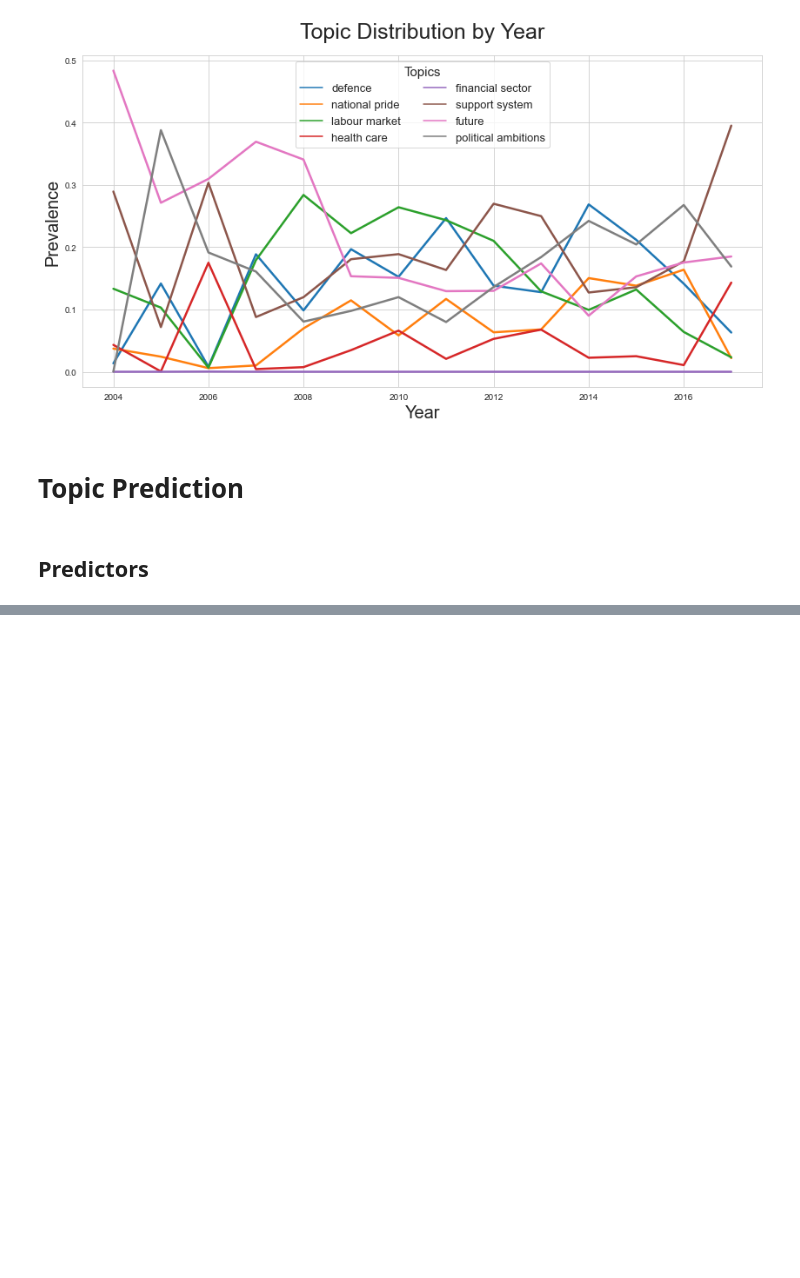
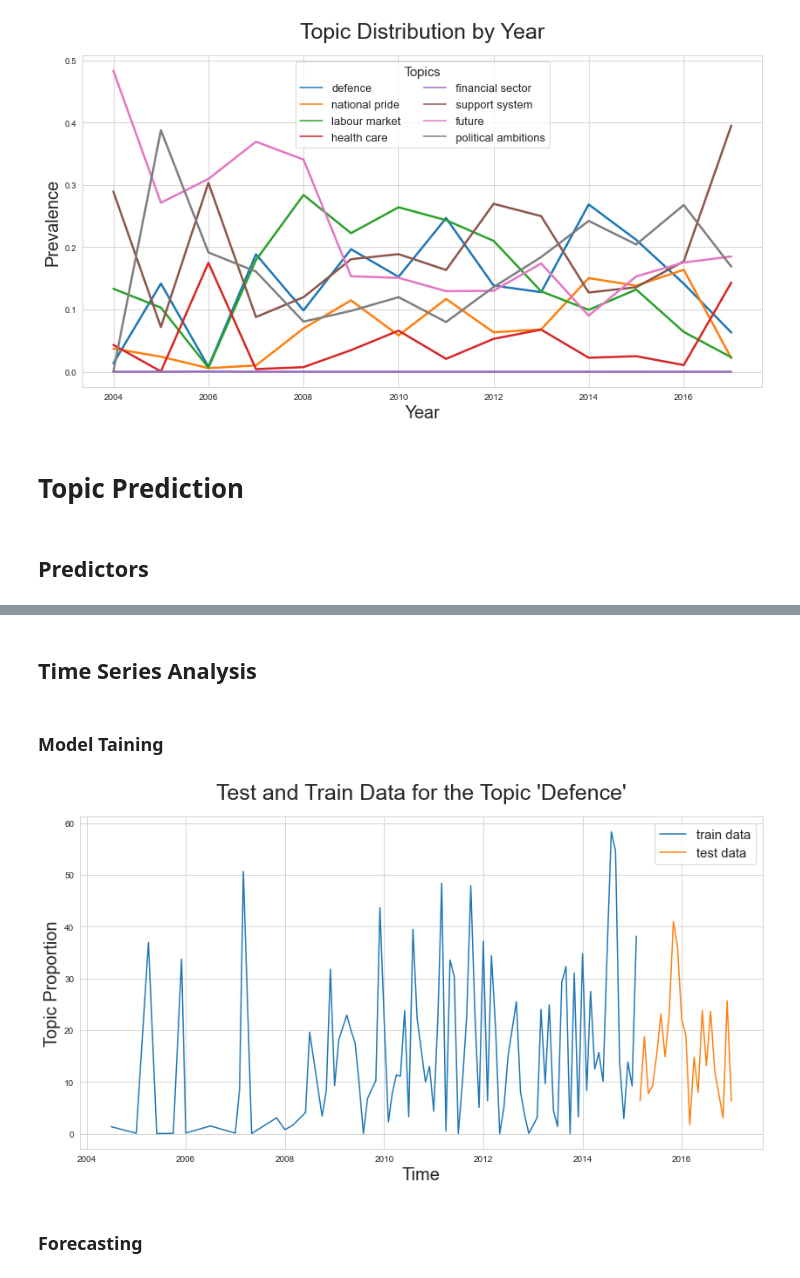
Before and after one commit to emmaschw/mda_assignment_obama, a Jupyter notebook: obama_speeches.ipynb, the cells around one changed output, grey strips where cells are left out. Cells and saved outputs as stored; diff of their text form; code cells hidden in the pictures; blank space fills up the shorter version.

Commit message:
1) swapped order of code chunks 2 and 3, 2) fixed error related to pdf file download (notebook now skips this step when data are already available locally), 3) added time series analysis

```diff
--- a/obama_speeches.ipynb
+++ b/obama_speeches.ipynb
@@ -459,0 +493,7 @@ plt.show()
+# %%
+# import monthly unemployment data
+unemployment = pd.read_excel("other_data/unemployment_rate.xls", skiprows=10)
+unemployment = unemployment.rename(columns={'UNRATE': 'unemployment', 'observation_date': 'month_year'})
+unemployment = unemployment[(unemployment['month_year'] >= '2004-07-01') & (unemployment
+                                                                    ['month_year'] <= '2017-01-01')]
+unemployment['month_year'] = unemployment['month_year'].dt.strftime('%Y-%m-%d')
@@ -459,0 +529,12 @@ plt.show()
+# %%
+# merge data frames
+data_frames = [topic_distributions_monthly, gdp, unemployment, oil, stocks]
+time_series_df = reduce(lambda left, right: pd.merge(left, right, on = ['month_year'],
+                                            how = 'inner'), data_frames)
+
+# replace index with dates
+time_series_df.index = pd.DatetimeIndex(time_series_df.month_year)
+time_series_df.sort_index(inplace = True)
+time_series_df = time_series_df.drop('month_year', 1)
+
+time_series_df.astype(float).round(2).head(10)
@@ -459,0 +554,29 @@ plt.show()
+# %% [markdown]
+## Time Series Analysis
+# %%
+# create train and test data
+test_size = int(len(time_series_df)*0.2)
+train, test = time_series_df.iloc[:-test_size], time_series_df.iloc[-test_size:]
+
+# standardise predictors of both data sets
+train.iloc[:, number_topics:] = (train.iloc[:, number_topics:] - train.iloc[:, number_topics:].
+                                                      mean()) / (train.iloc[:, number_topics:].std())
+
+test.iloc[:, number_topics:] = (test.iloc[:, number_topics:] - test.iloc[:, number_topics:].
+                                                      mean()) / (test.iloc[:, number_topics:].std())
+# %% [markdown]
+### Model Taining
+# %%
+# plot test and train data for first topic (defence)
+first_topic = topic_names[0]
+
+fig, ax = plt.subplots(1, 1, figsize=(14, 7))
+ax.plot(train[first_topic], label = "train data")
+ax.plot(test[first_topic], label = "test data")
+plt.xlabel("Time", fontsize = 20)
+plt.ylabel("Topic Proportion", fontsize = 20)
+plt.legend(loc = "upper right", fontsize = 15)
+plt.title("Test and Train Data for the Topic '" + first_topic.title() + "'", fontsize = 25, pad = 20)
+plt.show()
+# %% [output]
+[figure, added]
@@ -459,0 +620,2 @@ plt.show()
+# %% [markdown]
+### Forecasting
```
Also changed, not shown: parts of 25 cells of this notebook.
